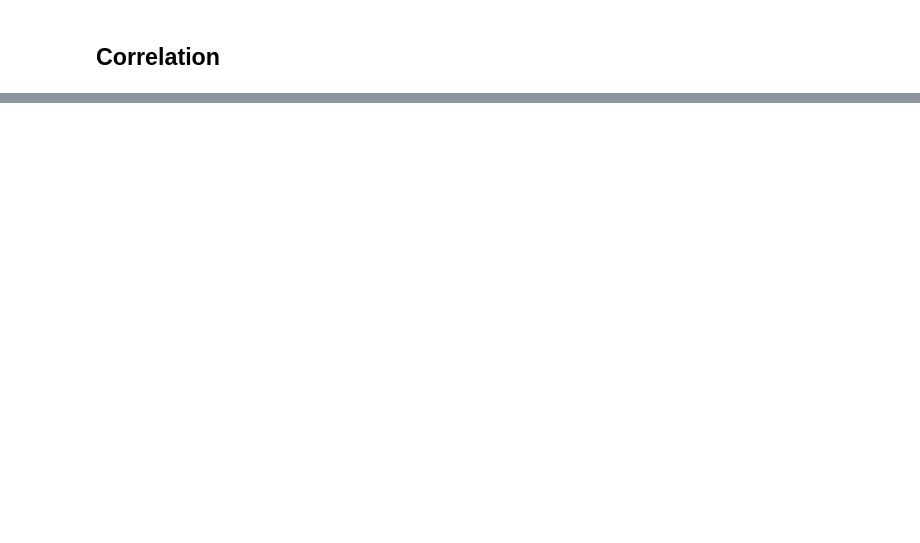
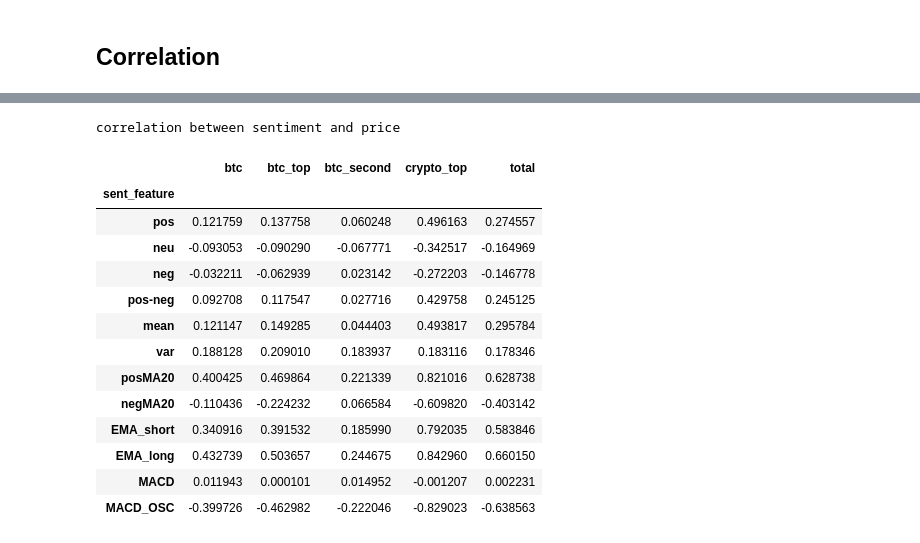
Before and after one commit to CryptoNLP/bitcoin_price_prediction_with_sentiment, a Jupyter notebook: comments_EDA.ipynb, the cells around one changed output, grey strips where cells are left out. Drawn from its saved outputs; the diff is of its cells as text; code cells hidden in the pictures; blank space fills up the shorter version.

Commit message:
Update comments_EDA.ipynb
update corrleation between price and sent_features

```diff
--- a/comments_EDA.ipynb
+++ b/comments_EDA.ipynb
@@ -606,15 +566,23 @@ NameError: ignored
 # %%
 #상관계수
 def correlation(day, price):
-  print('pos',np.corrcoef(day['pos'], price['close'])[0,1])
-  print('neu',np.corrcoef(day['neu'], price['close'])[0,1])
-  print('neg',np.corrcoef(day['neg'], price['close'])[0,1])
-  # print('diff',np.corrcoef(day['diff'], price['close'])[0,1])
-  # print('mean',np.corrcoef(day['mean'], price['close'])[0,1])
-  print('긍정MA20', np.corrcoef(day.pos.rolling(window=20, min_periods=1).mean(), price['close'])[0,1])
-  print('부정MA20', np.corrcoef(day.neg.rolling(window=20, min_periods=1).mean(), price['close'])[0,1])
-  # print('meanMA20', np.corrcoef(day['mean'].rolling(window=20, min_periods=1).mean(), price['close'])[0,1])
+  pos = np.corrcoef(day['pos'], price['close'])[0,1]
+  neu = np.corrcoef(day['neu'], price['close'])[0,1]
+  neg = np.corrcoef(day['neg'], price['close'])[0,1]
+  pos_neg = np.corrcoef(day['pos-neg'], price['close'])[0,1]
+  mean = np.corrcoef(day['mean'], price['close'])[0,1]
+  var = np.corrcoef(day['var'], price['close'])[0,1]
+  posMA20 = np.corrcoef(day.pos.rolling(window=20, min_periods=1).mean(), price['close'])[0,1]
+  negMA20 = np.corrcoef(day.neg.rolling(window=20, min_periods=1).mean(), price['close'])[0,1]
+  EMA_short = np.corrcoef(day['EMA_short'], price['close'])[0,1]
+  EMA_long = np.corrcoef(day['EMA_long'], price['close'])[0,1]
+  MACD = np.corrcoef(day['MACD'], price['close'])[0,1]
+  MACD_OSC = np.corrcoef(day['MACD_OSC'], price['close'])[0,1]
+  return pos, neu, neg, pos_neg,mean, var, posMA20, negMA20, EMA_short, EMA_long, MACD, MACD_OSC
 # %%
 sent_btc = sent_btc.fillna(0)
+sent_btc_top = sent_btc_top.fillna(0)
+sent_btc_second = sent_btc_second.fillna(0)
+sent_crypto_top = sent_crypto_top.fillna(0)
 # sent_bert_btc = sent_bert_btc.fillna(0)
-sent_bert_btc_top = sent_bert_btc_top.fillna(0)
+# sent_bert_btc_top = sent_bert_btc_top.fillna(0)
@@ -705,0 +589,29 @@ print('부정MA200', np.corrcoef(day.neg.rolling(window=200, min_periods=1).mean
+# %%
+matrix_df = pd.DataFrame({
+    'btc' : correlation(sent_btc, hist),
+    'btc_top' :correlation(sent_btc_top, hist),
+    'btc_second' : correlation(sent_btc_second, hist),
+    'crypto_top' : correlation(sent_crypto_top, hist),
+    'total' : correlation(sent_total, hist)
+})
+matrix_df['sent_feature'] = ['pos', 'neu', 'neg', 'pos-neg','mean', 'var', 'posMA20', 'negMA20', 'EMA_short',
+                             'EMA_long', 'MACD', 'MACD_OSC']
+matrix_df.set_index('sent_feature', inplace = True)
+print('correlation between sentiment and price')
+matrix_df
+# %% [output]
+correlation between sentiment and price
+|  | btc | btc_top | btc_second | crypto_top | total |
+| sent_feature |  |  |  |  |  |
+| pos | 0.121759 | 0.137758 | 0.060248 | 0.496163 | 0.274557 |
+| neu | -0.093053 | -0.090290 | -0.067771 | -0.342517 | -0.164969 |
+| neg | -0.032211 | -0.062939 | 0.023142 | -0.272203 | -0.146778 |
+| pos-neg | 0.092708 | 0.117547 | 0.027716 | 0.429758 | 0.245125 |
+| mean | 0.121147 | 0.149285 | 0.044403 | 0.493817 | 0.295784 |
+| var | 0.188128 | 0.209010 | 0.183937 | 0.183116 | 0.178346 |
+| posMA20 | 0.400425 | 0.469864 | 0.221339 | 0.821016 | 0.628738 |
+| negMA20 | -0.110436 | -0.224232 | 0.066584 | -0.609820 | -0.403142 |
+| EMA_short | 0.340916 | 0.391532 | 0.185990 | 0.792035 | 0.583846 |
+| EMA_long | 0.432739 | 0.503657 | 0.244675 | 0.842960 | 0.660150 |
+| MACD | 0.011943 | 0.000101 | 0.014952 | -0.001207 | 0.002231 |
+| MACD_OSC | -0.399726 | -0.462982 | -0.222046 | -0.829023 | -0.638563 |
```
Also changed, not shown: parts of 34 cells of this notebook.
